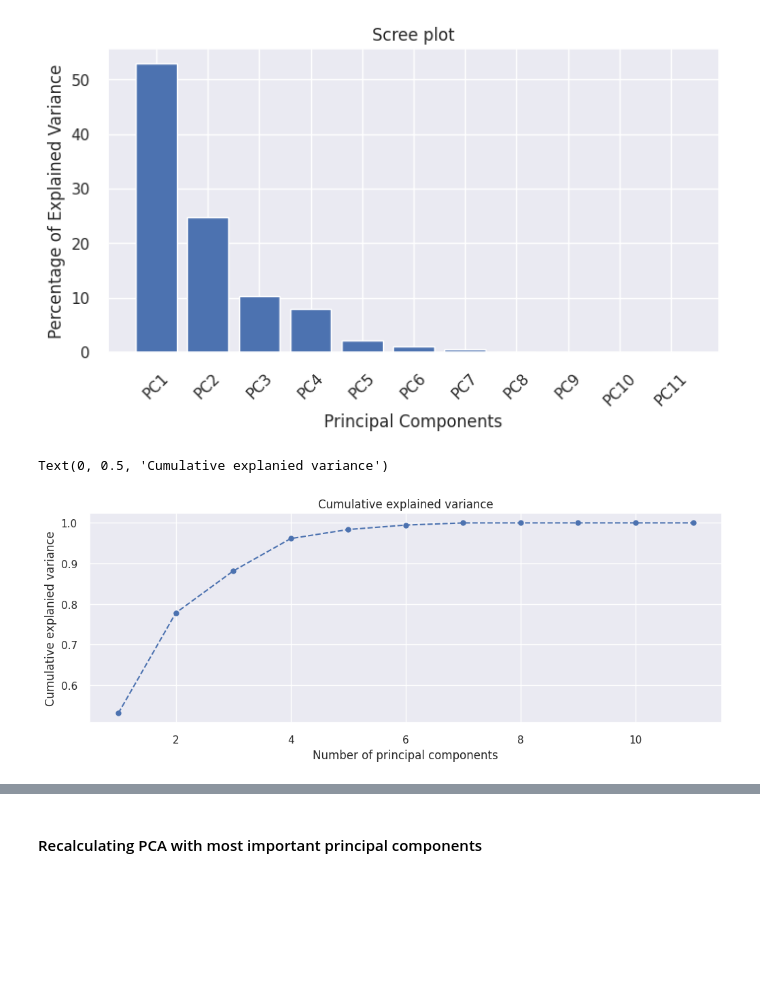
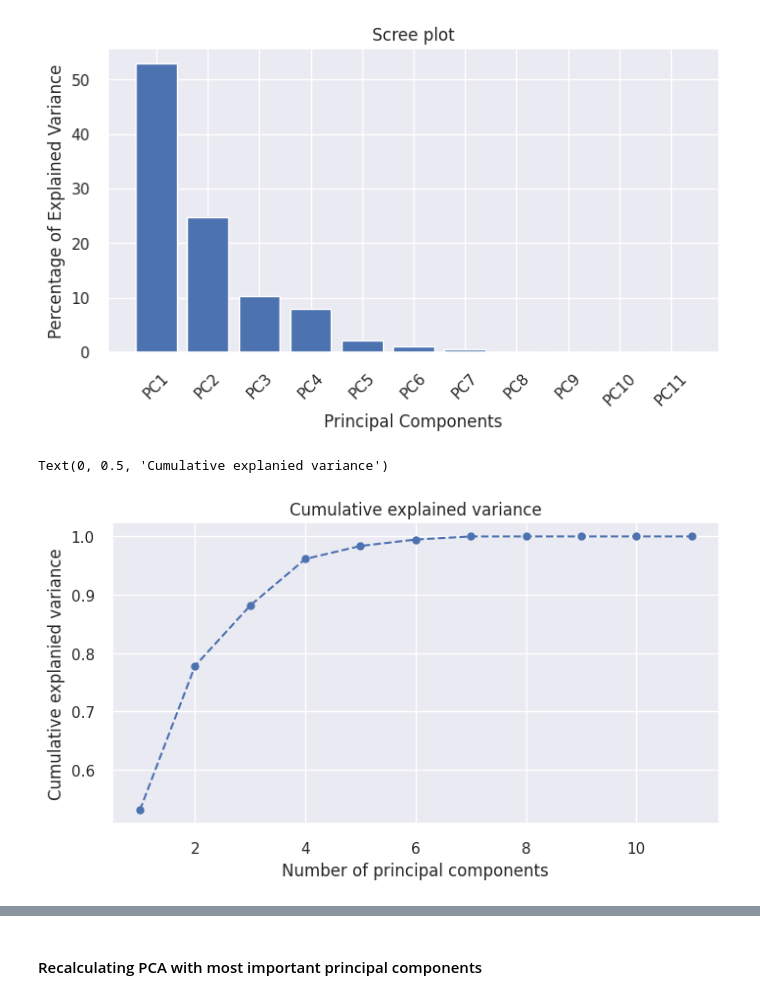
Before and after one commit to AAleksandros/HUA-DIT-Data-mining-project, a Jupyter notebook: project.ipynb, the cells around one changed output, grey strips where cells are left out. Drawn from its saved outputs; the diff is of its cells as text; code cells hidden in the pictures; blank space fills up the shorter version.

```diff
--- a/project.ipynb
+++ b/project.ipynb
@@ -336,9 +325,7 @@ df_cl = df_cl.drop(['Script Type'], axis=1)
 # %%
-# TODO: Use spellchecking to remove invalid genres
-
 # Convert genres to lower to avoid possible dublication
-df_cl['Genre'] = df_cl['Genre'].str.lower()
-genres = df_cl['Genre'].unique()
+df_cl['genre'] = df_cl['genre'].str.lower()
+genres = df_cl['genre'].unique()
 
 # Split strings and remove trailing spaces
 unique_genres = []
@@ -348,7 +335,6 @@ genre_types = [j.strip() for sub in unique_genres for j in sub]
 
 #Convert to set to remove dublicates
 genre_types = set(genre_types)
-
 
 # Remove invalid values
 genre_types.remove('')
@@ -378,9 +364,9 @@ for i, item in enumerate(genre_types):
 
 # 1 hot encoding for corresponding script type
 for i in df_cl.index:
-    for genre in genre_types:
-        if genre in df_cl.at[i, 'Genre']:
-            df_cl.at[i, 'gen_'+genre] = 1
+    for genr in genre_types:
+        if genr in df_cl.at[i, 'genre']:
+            df_cl.at[i, 'gen_'+genr] = 1
 
 # Drop original genre column
-df_cl = df_cl.drop(['Genre'], axis=1)
+df_cl = df_cl.drop(['genre'], axis=1)
@@ -387,6 +394,6 @@ df_cl = df_cl.drop(['Genre'], axis=1)
 # %%
 # Drop unecessary primary genre
-df_cl = df_cl.drop(['Primary Genre'], axis=1)
+df_cl = df_cl.drop(['primary_genre'], axis=1)
 # %% [markdown]
 ## Dataset overview
 # %%
@@ -549,13 +520,13 @@ Text(0.5, 1.0, 'Correlation Matrix')
 # %% [markdown]
 #### Basic scatterplot of critics and audience scores
 # %%
-sns.set_theme()
-# sns.set_style("whitegrid")
-fig, ax =plt.subplots(1,2)
-fig.set_figwidth(16)
-fig.set_figheight(6)
-ax[0].set_title('AVG critics vs AVG audience scores')
-ax[0].set_ylim(0, 100)
-ax[1].set_title('Budget vs Worlwide gross income ($millions)')
-sns.scatterplot(data=df_cl, x='Average critics ', y='Average audience ', hue='Oscar Winners', ax=ax[0])
-sns.scatterplot(data=df_cl, x='Budget ($million)', y='Worldwide Gross ($million)', hue='Oscar Winners', ax=ax[1])
+# sns.set_theme()
+# # sns.set_style("whitegrid")
+# fig, ax =plt.subplots(1,2)
+# fig.set_figwidth(16)
+# fig.set_figheight(6)
+# ax[0].set_title('AVG critics vs AVG audience scores')
+# ax[0].set_ylim(0, 100)
+# ax[1].set_title('Budget vs Worlwide gross income ($millions)')
+# sns.scatterplot(data=df_cl, x='average_critics', y='average_audience', hue='oscar_winners', ax=ax[0])
+# sns.scatterplot(data=df_cl, x='budget_($million)', y='worldwide_gross_($million)', hue='oscar_winners', ax=ax[1])
@@ -578,7 +547,7 @@ sns.pairplot(pd.concat([pairplt, y], axis=1), hue='Oscar Winners')
 #### Calculate most important principal components
 # %%
 # Select features for PCA analysis
-x = df_cl[['Rotten Tomatoes  critics', 'Metacritic  critics', 'Average critics ', 'Rotten Tomatoes Audience ', 'Metacritic Audience ', 'Average audience ', 'Audience vs Critics deviance ','Domestic Gross', 'Foreign Gross', 'Worldwide Gross', ' of Gross earned abroad']]
+x = df_cl[['rotten_tomatoes_critics', 'metacritic_critics', 'average_critics', 'rotten_tomatoes_audience', 'metacritic_audience', 'average_audience', 'audience_vs_critics_deviance','domestic_gross', 'foreign_gross', 'worldwide_gross', 'of_gross_earned_abroad']]
 
 # Fit and scale data
 x = StandardScaler().fit_transform(x)
@@ -592,7 +561,7 @@ labels = [f'PC{x}' for x in range(1, len(per_var)+1)]
 
 principal_df = pd.DataFrame(data = principal_components, columns = labels)
 
-final_df = pd.concat([principal_df, df[['Oscar Winners']]], axis = 1)
+final_df = pd.concat([principal_df, df[['oscar_winners']]], axis = 1)
 
 sns.set_theme()
 plt.figure(figsize=(8,4))
@@ -606,13 +575,13 @@ Text(0.5, 1.0, 'Scree plot')
 [figure]
 # %%
 sns.set_theme()
-plt.figure(figsize= (12,4))
+plt.figure(figsize= (8,4))
 plt.plot(range(1, len(pca.explained_variance_ratio_)+1), pca.explained_variance_ratio_.cumsum(), marker='o', linestyle = '--')
 plt.title('Cumulative explained variance')
 plt.xlabel('Number of principal components')
 plt.ylabel('Cumulative explanied variance')
 # %% [output]
 Text(0, 0.5, 'Cumulative explanied variance')
-[figure, old version]
+[figure, new version]
 # %%
 sns.set_theme()
```
Also changed, not shown: parts of 47 cells of this notebook.
